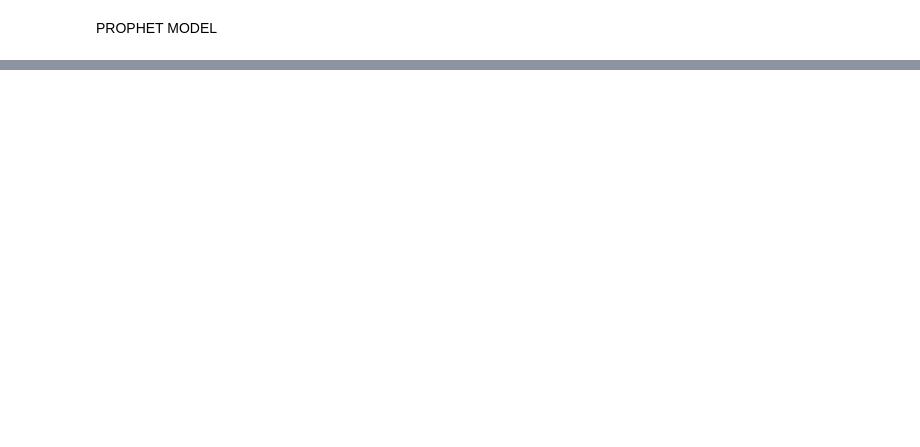
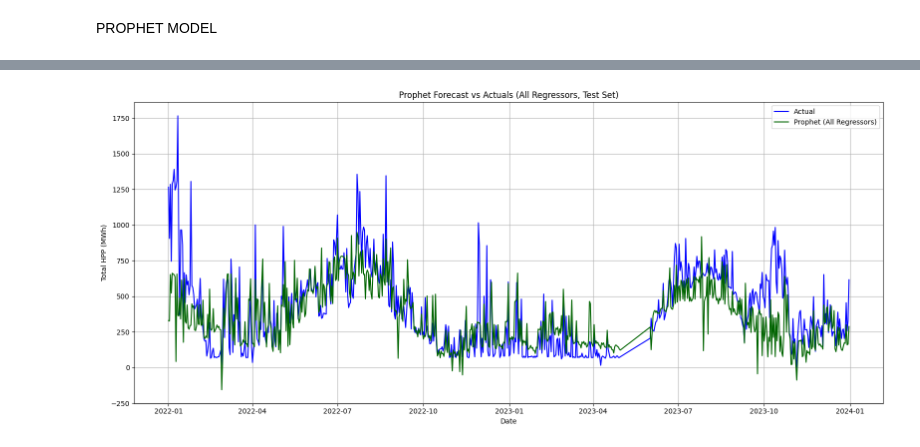
Before and after one commit to afroditifragiadaki/hydro-modelling-Asomata, a Jupyter notebook: models/data_analysis_Prophet.ipynb, the cells around one changed output, grey strips where cells are left out. Cells and saved outputs as stored; diff of their text form; code cells hidden in the pictures; blank space fills up the shorter version.

```diff
--- a/models/data_analysis_Prophet.ipynb
+++ b/models/data_analysis_Prophet.ipynb
@@ -1299,0 +709,97 @@ plt.show()
+# %%
+# Use the best parameters found from the grid search above
+best_params_all = {  # <-- Replace with your actual best params if different
+    "changepoint_prior_scale": 0.001,
+    "seasonality_prior_scale": 20
+}
+
+maintenance_cols = [
+    'Unit I Maintenance Plant', 'Unit I Maintenance Outside',
+    'Unit I Failure Plant', 'Unit I Failure Outside',
+    'Unit II Maintenance Plant', 'Unit II Maintenance Outside',
+    'Unit II Failure Plant', 'Unit II Failure Outside',
+    'Number of Starts Unit I', 'Number of Starts Unit II'
+]
+all_regressors = maintenance_cols
+
+# Prepare Prophet dataframe with all regressors
+prophet_df_all = merged_df[['Date', target_column] + all_regressors].copy()
+prophet_df_all = prophet_df_all.rename(columns={'Date': 'ds', target_column: 'y'})
+
+train_prophet_df_all = prophet_df_all[prophet_df_all['ds'] <= split_date]
+val_prophet_df_all = prophet_df_all[prophet_df_all['ds'] > split_date]
+
+# Fit Prophet with all regressors and best params
+m_all = Prophet(
+    yearly_seasonality=True,
+    weekly_seasonality=True,
+    daily_seasonality=False,
+    seasonality_mode='multiplicative',
+    growth='linear',
+    changepoint_prior_scale=best_params_all['changepoint_prior_scale'],
+    seasonality_prior_scale=best_params_all['seasonality_prior_scale']
+)
+for reg in all_regressors:
+    m_all.add_regressor(reg)
+
+print("Fitting Prophet model with all regressors and best params...")
+m_all.fit(train_prophet_df_all)
+print("Prophet model fitted.")
+
+# Predict
+future_df_all = val_prophet_df_all[['ds'] + all_regressors].copy()
+forecast_all = m_all.predict(future_df_all)
+
+# Evaluate
+y_true_all = val_prophet_df_all['y'].values
+y_pred_all = forecast_all['yhat'].values
+prophet_metrics_all = print_metrics("Prophet (Maintenance Regressors, Best Params)", y_true_all, y_pred_all)
+
+# --- Plot Actual vs Predicted ---
+plt.figure(figsize=(16, 7))
+plt.plot(val_prophet_df_all["ds"], y_true_all, label="Actual", color="blue")
+plt.plot(val_prophet_df_all["ds"], y_pred_all, label="Prophet (All Regressors)", color="darkgreen")
+plt.title("Prophet Forecast vs Actuals (All Regressors, Test Set)")
+plt.xlabel("Date")
+plt.ylabel("Total HPP (MWh)")
+plt.legend()
+plt.grid(True)
+plt.tight_layout()
+plt.show()
+
+# --- Scatter Plot ---
+plt.figure(figsize=(8, 8))
+plt.scatter(y_true_all, y_pred_all, alpha=0.6)
+plt.plot([min(y_true_all), max(y_true_all)], [min(y_true_all), max(y_true_all)],
+         color='red', linestyle='--', label='Perfect Prediction (y=x)')
+plt.title('Prophet (All Regressors): Actual vs Predicted')
+plt.xlabel('Actual Total HPP (MWh)')
+plt.ylabel('Predicted Total HPP (MWh)')
+plt.legend()
+plt.grid(True)
+plt.gca().set_aspect('equal', adjustable='box')
+plt.tight_layout()
+plt.show()
+
+# --- Error Distribution ---
+import seaborn as sns
+from statsmodels.graphics.gofplots import qqplot
+
+forecast_errors_all = y_true_all - y_pred_all
+
+plt.figure(figsize=(14, 6))
+plt.subplot(1, 2, 1)
+sns.histplot(forecast_errors_all, kde=True, bins=30)
+plt.title('Distribution of Prophet (All Regressors) Forecast Errors')
+plt.xlabel('Forecast Error (Actual - Predicted)')
+plt.ylabel('Frequency')
+plt.grid(True)
+
+plt.subplot(1, 2, 2)
+qqplot(forecast_errors_all, line='s', ax=plt.gca())
+plt.title('Q-Q Plot of Prophet (All Regressors) Forecast Errors')
+plt.grid(True)
+
+plt.tight_layout()
+plt.show()
+# %% [output]
@@ -1299,0 +817 @@ plt.show()
+[figure, added]
```
Also changed, not shown: parts of 27 cells of this notebook.
